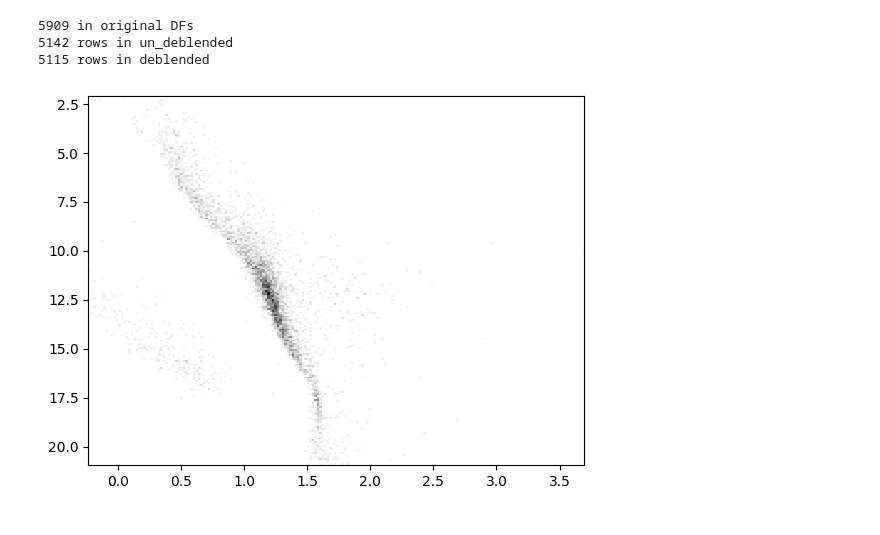
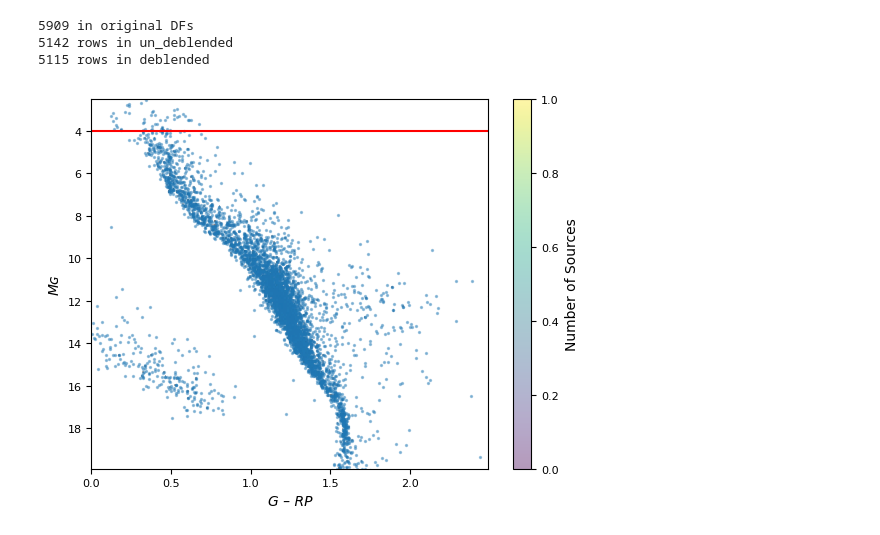
Before and after one commit to soh09/astro-research, a Jupyter notebook: gaia_plotting/histograms.ipynb, the cells around one changed output. Cells and saved outputs as stored; diff of their text form; code cells hidden in the pictures.

```diff
--- a/gaia_plotting/histograms.ipynb
+++ b/gaia_plotting/histograms.ipynb
@@ -25,13 +32,21 @@ print(f'{un_deblended.shape[0]} rows in un_deblended\n{deblended.shape[0]} rows
 5909 in original DFs
 5142 rows in un_deblended
 5115 rows in deblended
-# %%
-und_hist = plt.hist2d(un_deblended['un_deblended'], un_deblended['g_mag'], bins = 200, cmap = 'binary')
-
-ax = plt.gca().axes
-ax.invert_yaxis()
-# %% [output]
-[figure, removed]
+# %%
+# legends for x y colorbar axis
+und_hist = plt.hist2d(un_deblended['un_deblended'], un_deblended['g_mag'], bins = [np.arange(0, 2.5, 0.01), np.arange(2.5, 20.0, 0.1)], cmap = 'binary', norm = mpl.colors.LogNorm())
+plt.scatter(un_deblended['un_deblended'], un_deblended['g_mag'], 2, alpha = 0.4)
+
+plt.axhline(y = 4, color = 'r', linestyle = '-')
+
+plt.xlabel('G – RP', fontstyle = 'italic')
+plt.ylabel('Mɢ', fontstyle = 'italic')
+ax = plt.gca().axes
+cbar = plt.colorbar()
+ax.invert_yaxis()
+cbar.set_label('Number of Sources')
+# %% [output]
+[figure, added]
 # %%
 de_hist = plt.hist2d(deblended['deblended'], deblended['g_mag'], bins = 100, cmap = 'binary')
 
```
Also changed, not shown: parts of 7 cells of this notebook, 5 other files.
